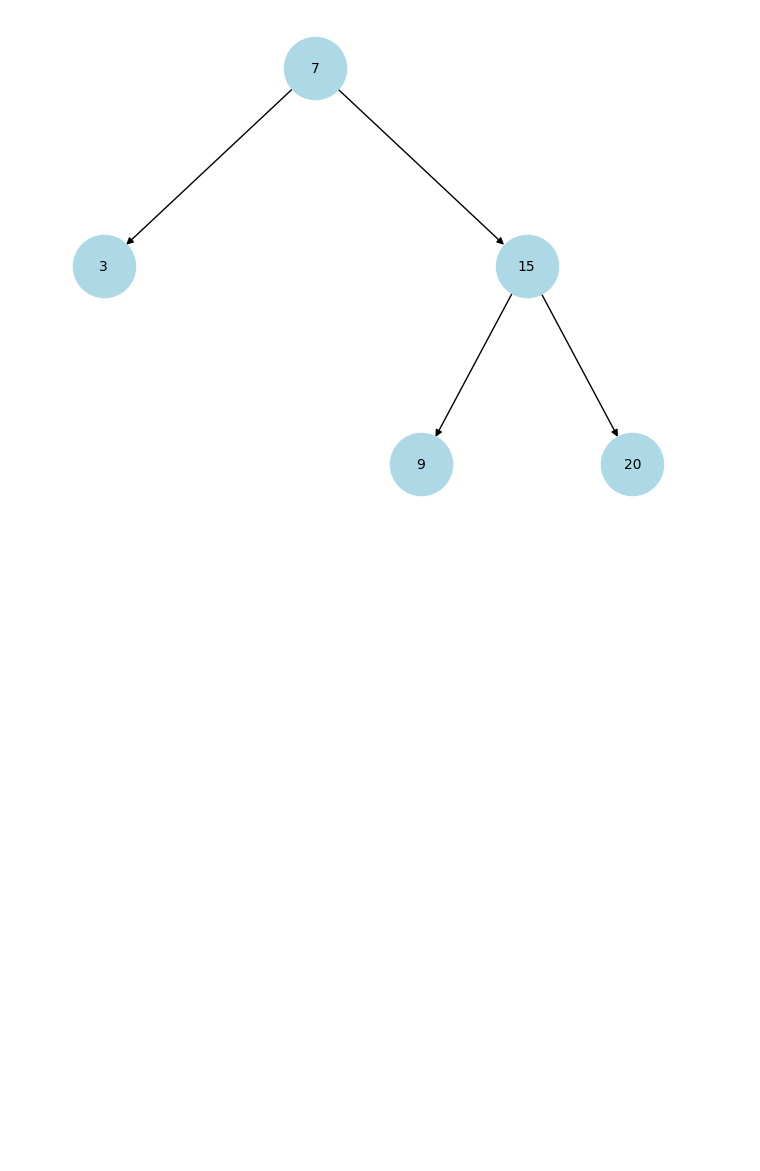
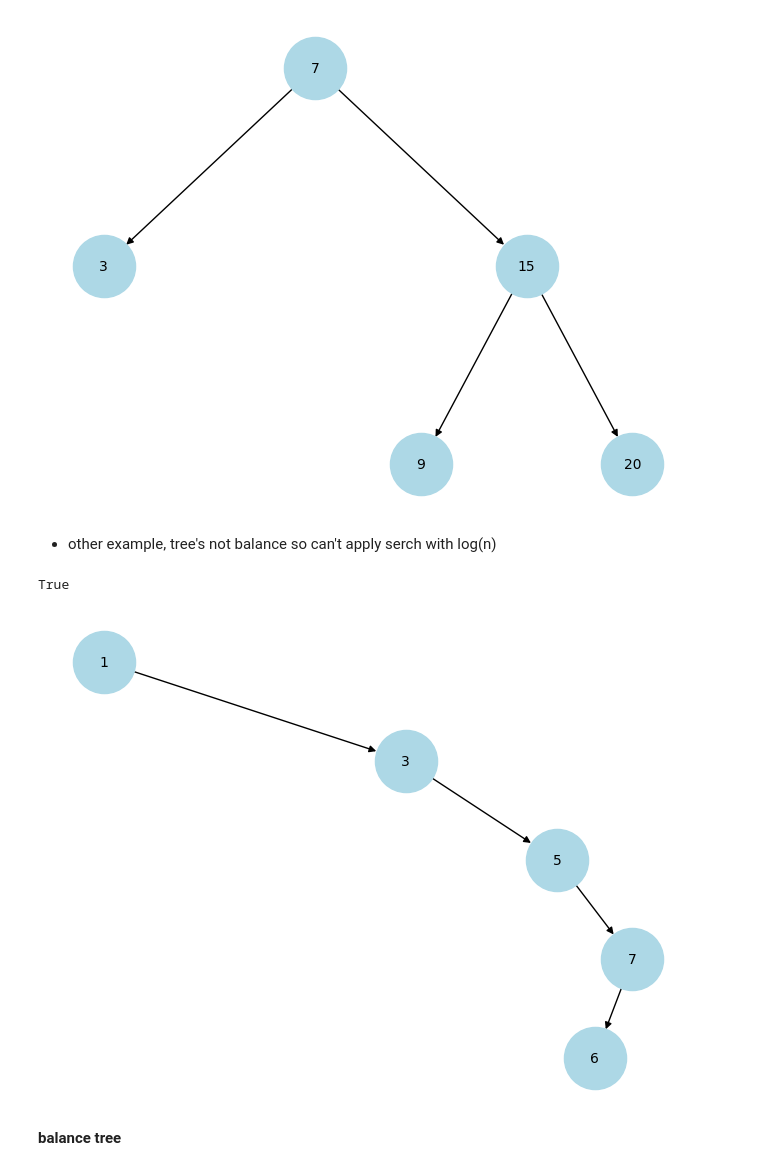
Before and after one commit to quang2719/Coding---Python__Solutions, a Jupyter notebook: DSA/Data Structure/binary_search_tree.ipynb, the cells around one changed output. Drawn from its saved outputs; the diff is of its cells as text; code cells hidden in the pictures; blank space fills up the shorter version.

```diff
--- a/DSA/Data Structure/binary_search_tree.ipynb
+++ b/DSA/Data Structure/binary_search_tree.ipynb
@@ -119,3 +119,23 @@ import networkx as nx
 new_BST.draw_tree()
 # %% [output]
 [figure]
+# %% [markdown]
+* other example, tree's not balance so can't apply serch with log(n)
+# %%
+new_BST = BST(1)
+new_BST.insert(3)
+new_BST.insert(5)
+new_BST.insert(7)
+new_BST.insert(6)
+# %% [output]
+True
+# %%
+import matplotlib.pyplot as plt
+import networkx as nx
+
+
+new_BST.draw_tree()
+# %% [output]
+[figure, added]
+# %% [markdown]
+**balance tree**
```
Also changed, not shown: parts of 1 cell of this notebook, 2 other files.
